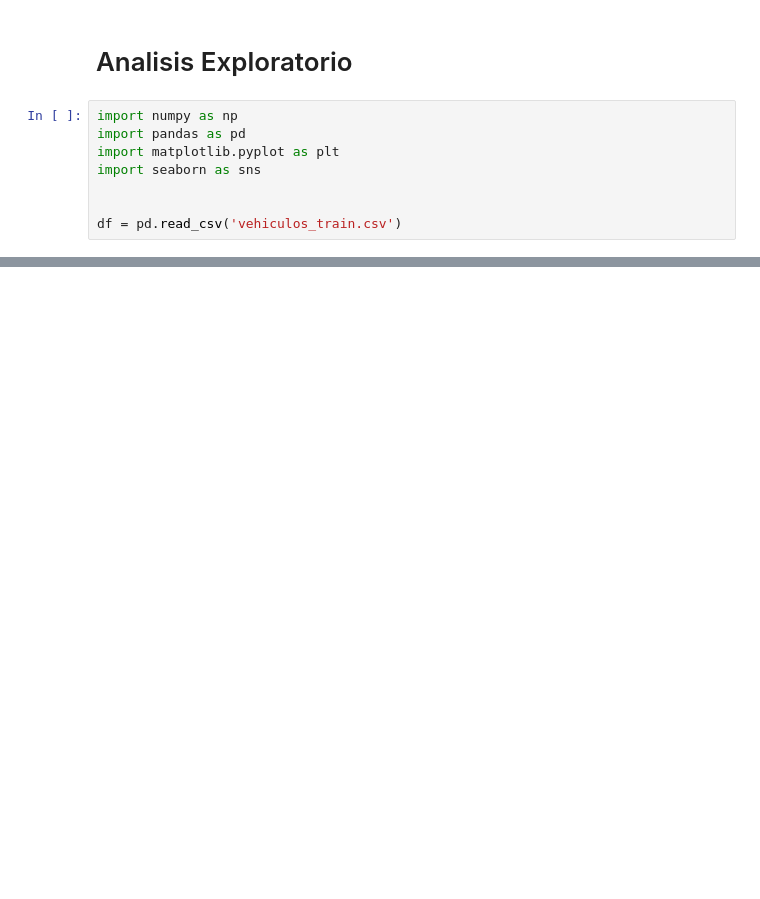
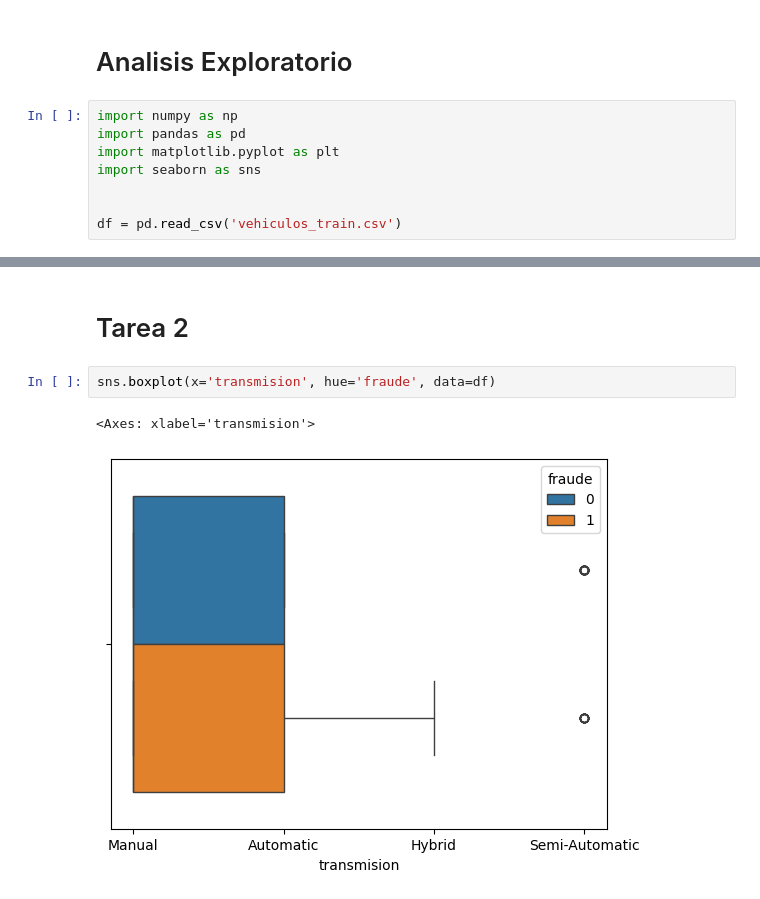
Before and after one commit to joralbra96/ColaborativoGithub, a Jupyter notebook: analisis.ipynb, the cells around one changed output, grey strips where cells are left out. Drawn from its saved outputs; the diff is of its cells as text; blank space fills up the shorter version.

Commit message:
Tarea2 terminada

```diff
--- a/analisis.ipynb
+++ b/analisis.ipynb
@@ -17,3 +17,10 @@ df.head()
 | 2 | Mercedes-Benz | GLC Class | White | 2019.0 | SUV | 6879.0 | 2.0L | ... |
 | 3 | Renault | NaN | NaN | 2014.0 | Hatchback | 20669.0 | 1.2L | ... |
 | 4 | Ford | C-Max | NaN | 2007.0 | MPV | 84786.0 | 1.6L | ... |
+# %% [markdown]
+# Tarea 2
+# %%
+sns.boxplot(x='transmision', hue='fraude', data=df)
+# %% [output]
+<Axes: xlabel='transmision'>
+[figure, added]
```
Also changed, not shown: parts of 2 cells of this notebook.
